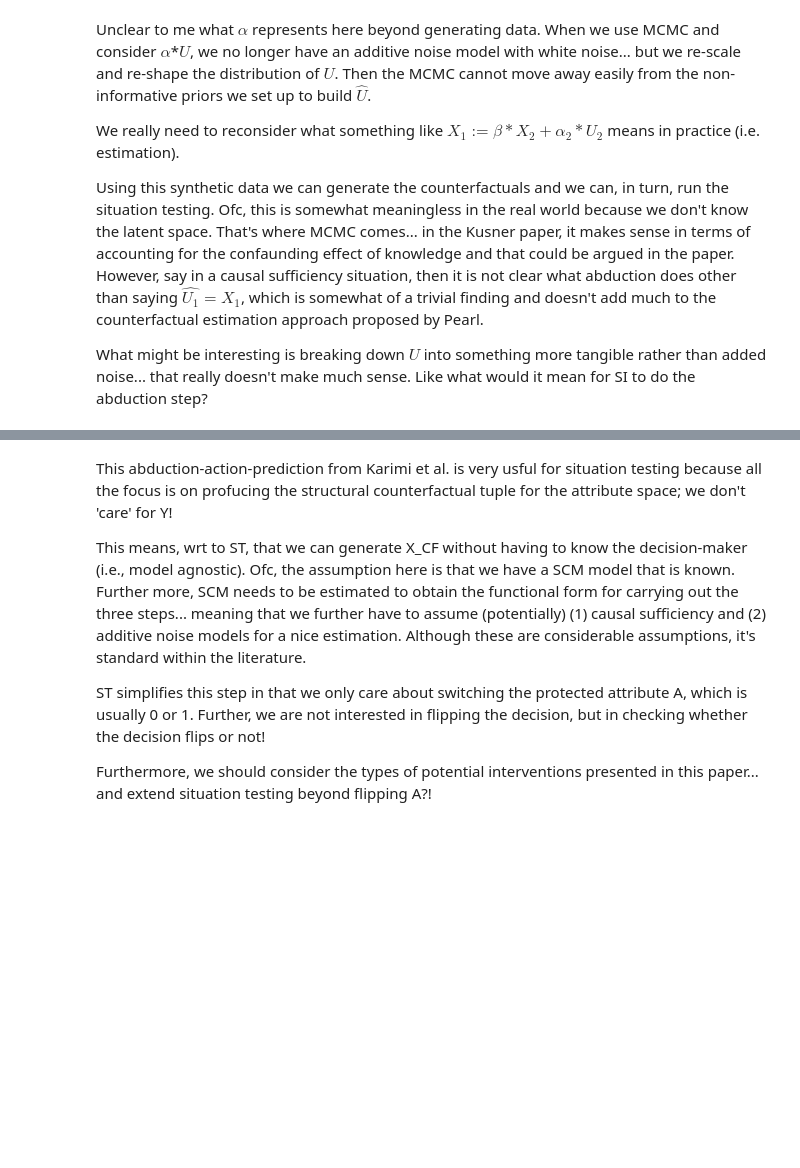
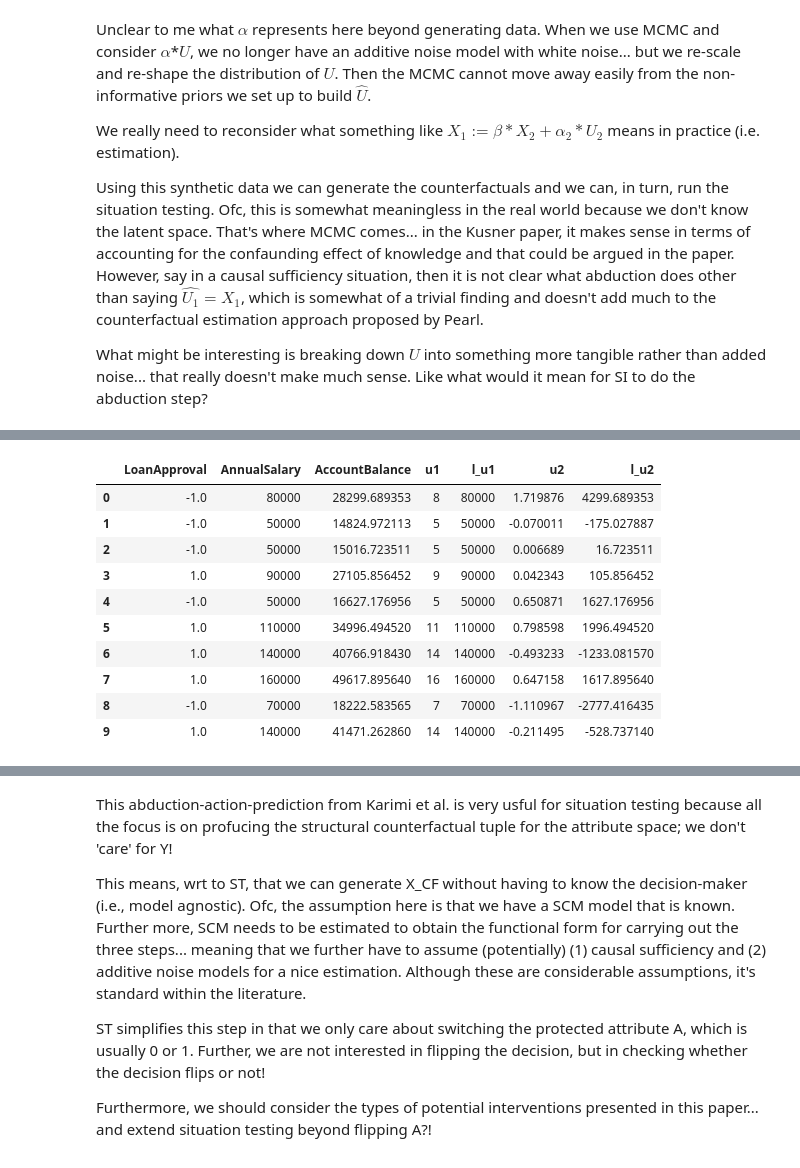
Before and after one commit to cc-jalvarez/counterfactual-situation-testing, a Jupyter notebook: synthetic_scf.ipynb, the cells around one changed output, grey strips where cells are left out. Cells and saved outputs as stored; diff of their text form; code cells hidden in the pictures; blank space fills up the shorter version.

```diff
--- a/synthetic_scf.ipynb
+++ b/synthetic_scf.ipynb
@@ -145,9 +114,30 @@ plt.hist(y)
 # %%
+# # make a dataset for the observables and unobservables
+# d = {'Y': y, 'X1': x1, 'X2': x2, 'U1_hat': lambda_1*u1, 'U2_hat': lambda_2*u2}
+# data = pd.DataFrame(d)
+# data.head(10)
+
 # store data for testing RStan
 d_test = {'LoanApproval': y,
           'AnnualSalary': x1,
-          'AccountBalance': x2}
+          'AccountBalance': x2,
+          'u1': u1,
+          'l_u1': lambda_1*u1,
+          'u2': u2,
+          'l_u2': lambda_2*u2}
 data_test = pd.DataFrame(d_test)
 data_test.head(10)
+# %% [output]
+|  | LoanApproval | AnnualSalary | AccountBalance | u1 | l_u1 | u2 | l_u2 |
+| 0 | -1.0 | 80000 | 28299.689353 | 8 | 80000 | 1.719876 | 4299.689353 |
+| 1 | -1.0 | 50000 | 14824.972113 | 5 | 50000 | -0.070011 | -175.027887 |
+| 2 | -1.0 | 50000 | 15016.723511 | 5 | 50000 | 0.006689 | 16.723511 |
+| 3 | 1.0 | 90000 | 27105.856452 | 9 | 90000 | 0.042343 | 105.856452 |
+| 4 | -1.0 | 50000 | 16627.176956 | 5 | 50000 | 0.650871 | 1627.176956 |
+| 5 | 1.0 | 110000 | 34996.494520 | 11 | 110000 | 0.798598 | 1996.494520 |
+| 6 | 1.0 | 140000 | 40766.918430 | 14 | 140000 | -0.493233 | -1233.081570 |
+| 7 | 1.0 | 160000 | 49617.895640 | 16 | 160000 | 0.647158 | 1617.895640 |
+| 8 | -1.0 | 70000 | 18222.583565 | 7 | 70000 | -1.110967 | -2777.416435 |
+| 9 | 1.0 | 140000 | 41471.262860 | 14 | 140000 | -0.211495 | -528.737140 |
 # %%
 plt.hist(data_test['AnnualSalary'])
```
Also changed, not shown: parts of 14 cells of this notebook, 2 other files.
